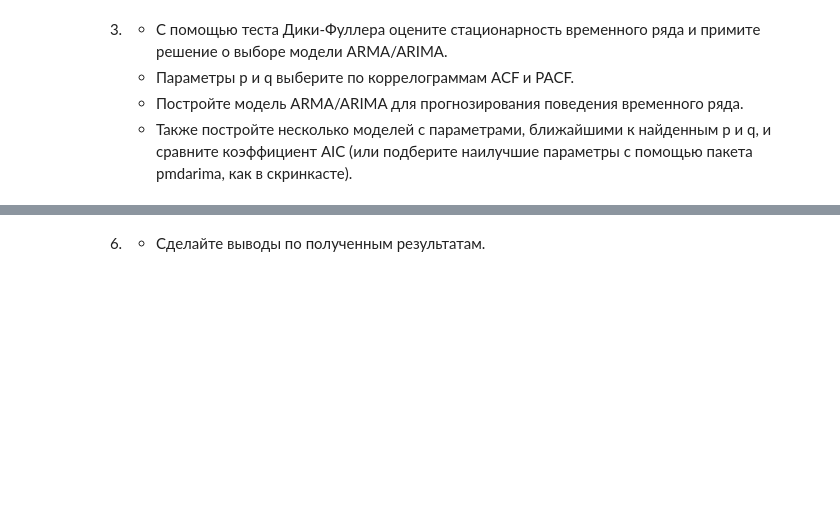
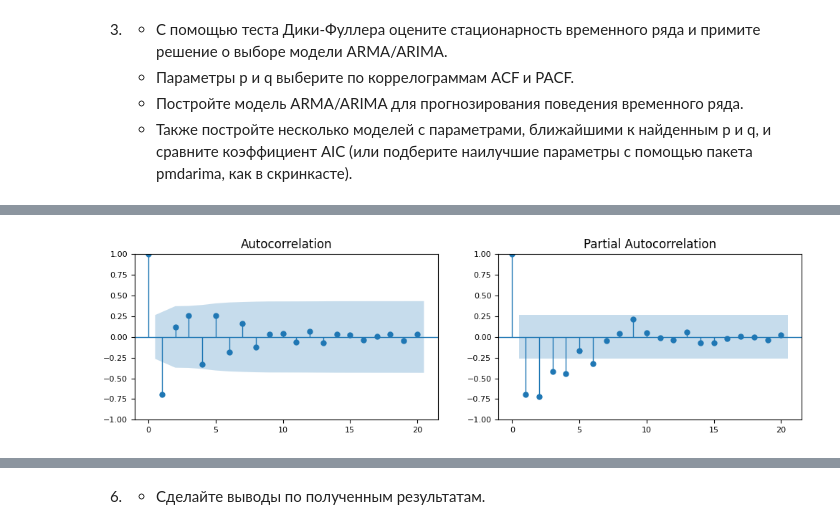
Before and after one commit to killri/sf_data_science, a Jupyter notebook: SF_DS_course_theory_and_practice/MATH13-TimeRows_2/math13_practice.ipynb, the cells around one changed output, grey strips where cells are left out. Drawn from its saved outputs; the diff is of its cells as text; code cells hidden in the pictures; blank space fills up the shorter version.

```diff
--- a/SF_DS_course_theory_and_practice/MATH13-TimeRows_2/math13_practice.ipynb
+++ b/SF_DS_course_theory_and_practice/MATH13-TimeRows_2/math13_practice.ipynb
@@ -147,0 +197,10 @@ ax.legend()
+# %%
+#Построим кореллограммы для 3его производного ряда, чтобы определиться с параметрами p и q
+fig, ax = plt.subplots(1, 2)
+
+plt.rcParams["figure.figsize"] = 12, 3
+sgt.plot_acf(diff_row, ax=ax[0], lags=20)
+sgt.plot_pacf(diff_row, ax=ax[1], lags=20, method="ywm")
+plt.show()
+# %% [output]
+[figure, added]
```
Also changed, not shown: parts of 14 cells of this notebook, 1 other file.
